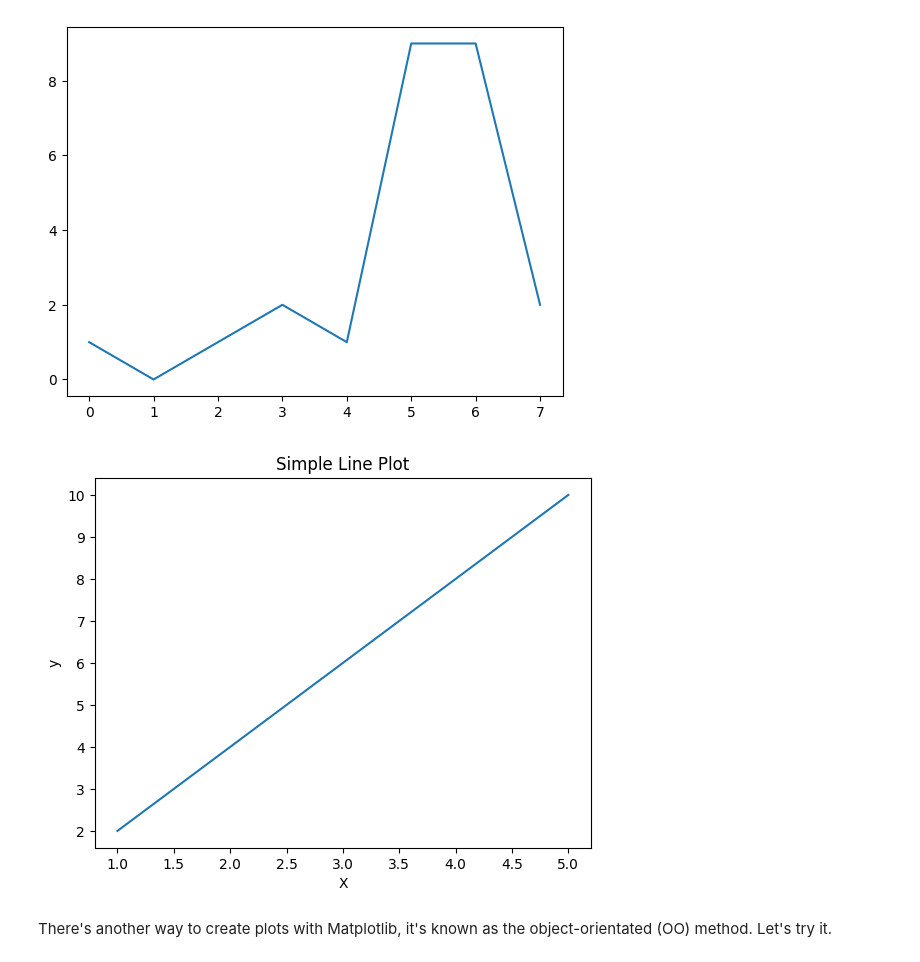
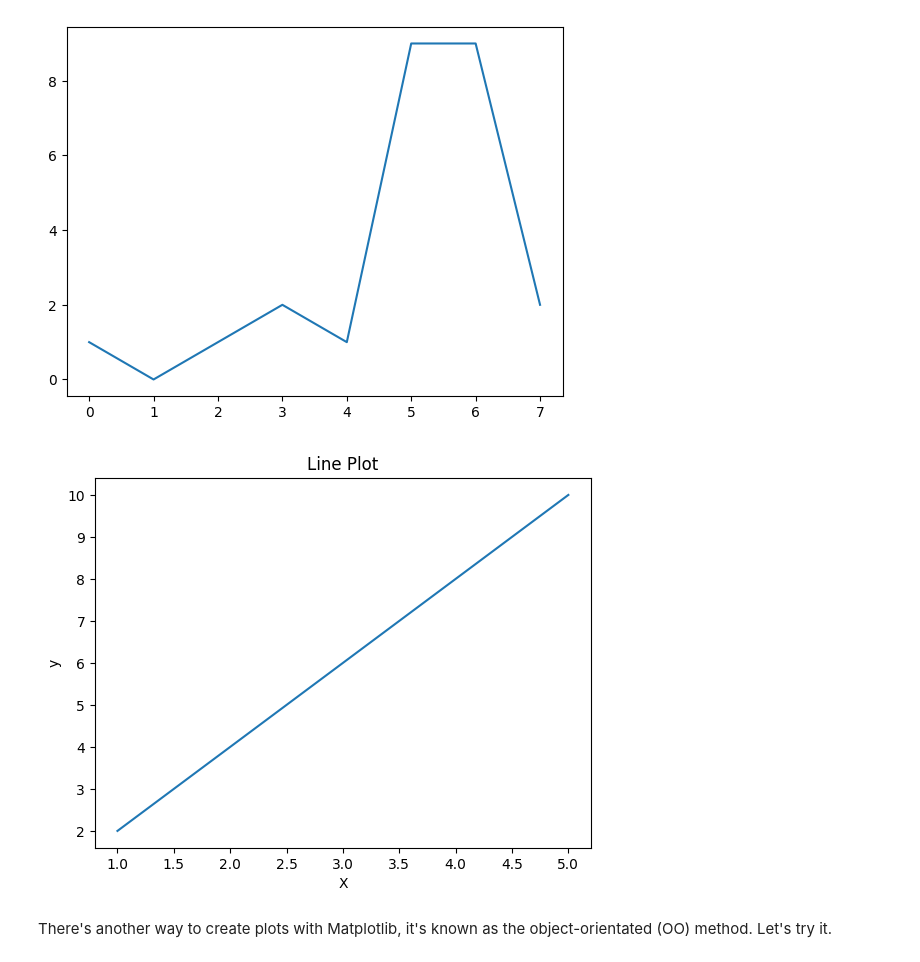
Before and after one commit to cri10dm-4/DSA-5620, a Jupyter notebook: ICP3/ICP3_B.ipynb, the cells around one changed output. Drawn from its saved outputs; the diff is of its cells as text; code cells hidden in the pictures.

```diff
--- a/ICP3/ICP3_B.ipynb
+++ b/ICP3/ICP3_B.ipynb
@@ -46,12 +46,12 @@ y = [2, 4, 6, 8, 10]
 # %%
 # Plot X & y (the lists you've created)
 plt.plot(X, y)
 plt.xlabel('X')
 plt.ylabel('y')
-plt.title('Simple Line Plot')
+plt.title('Line Plot')
 plt.show()
 # %% [output]
-[figure, old version]
+[figure, new version]
 # %% [markdown]
 There's another way to create plots with Matplotlib, it's known as the object-orientated (OO) method. Let's try it.
 # %%
```
Also changed, not shown: parts of 9 cells of this notebook.
